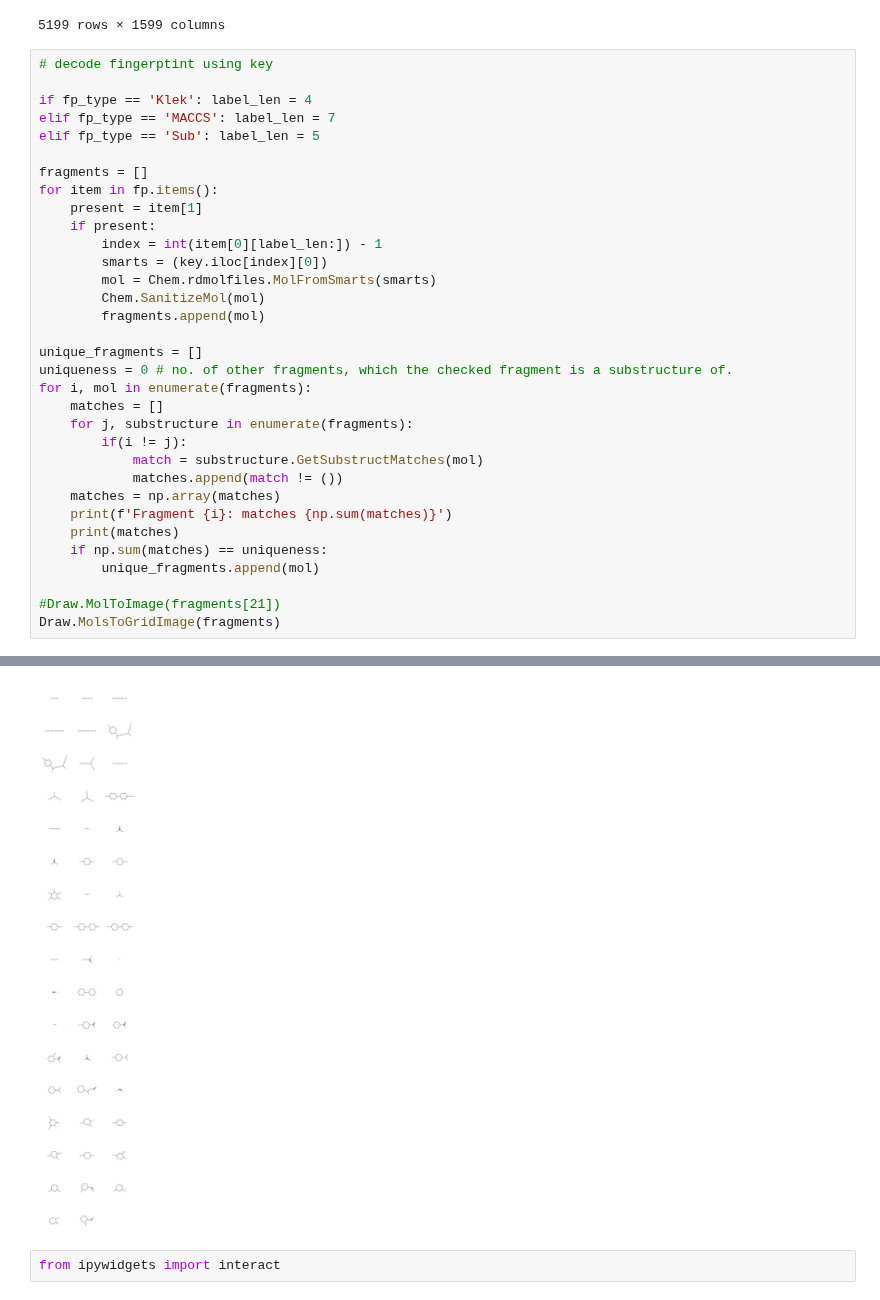
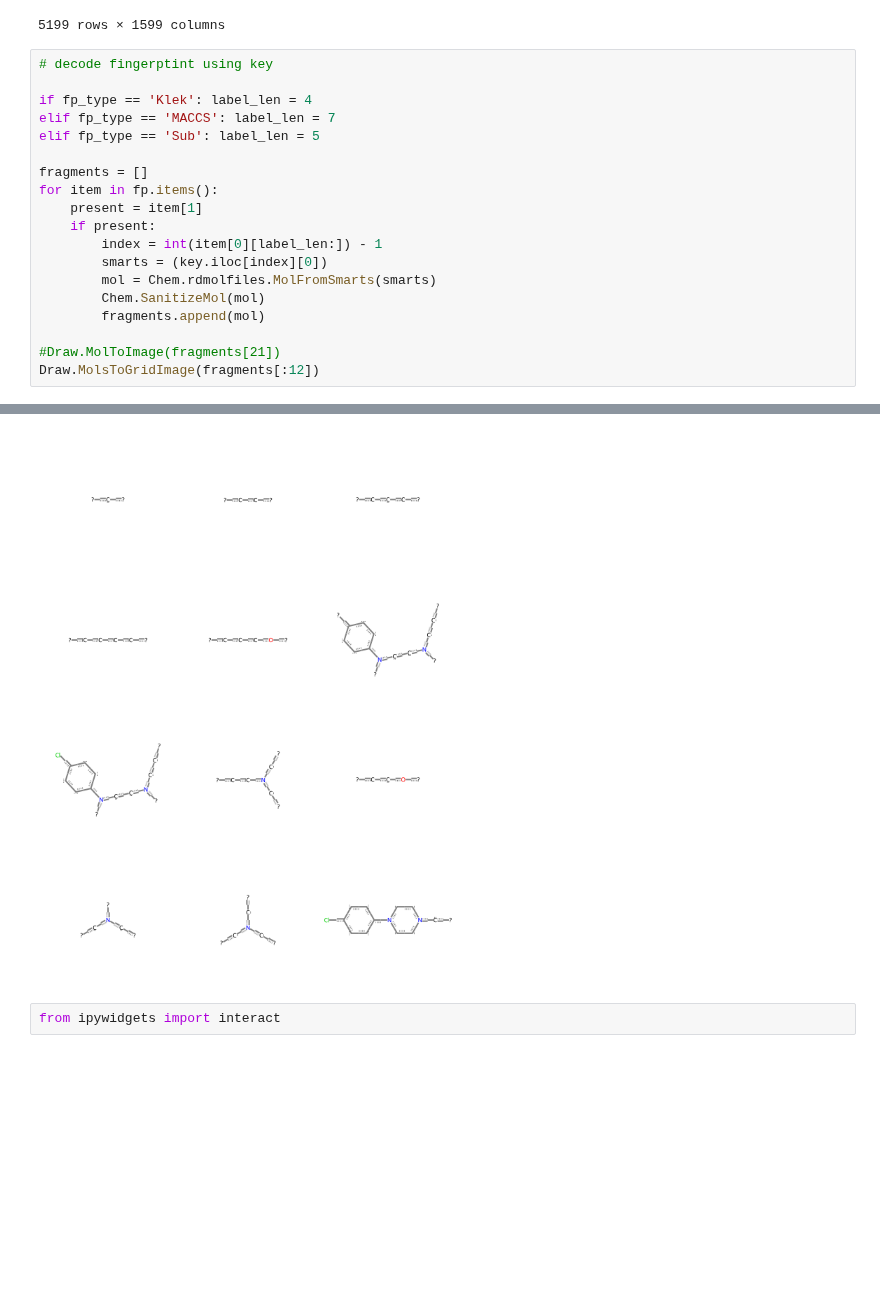
Before and after one commit to asiomchen/mldd23_project1, a Jupyter notebook: fp_decoding.ipynb, the cells around one changed output, grey strips where cells are left out. Cells and saved outputs as stored; diff of their text form; blank space fills up the shorter version.

```diff
--- a/fp_decoding.ipynb
+++ b/fp_decoding.ipynb
@@ -52,20 +52,6 @@ for item in fp.items():
         Chem.SanitizeMol(mol)
         fragments.append(mol)
 
-unique_fragments = []
-uniqueness = 0 # no. of other fragments, which the checked fragment is a substructure of.
-for i, mol in enumerate(fragments):
-    matches = []
-    for j, substructure in enumerate(fragments):
-        if(i != j):
-            match = substructure.GetSubstructMatches(mol)
-            matches.append(match != ())
-    matches = np.array(matches)
-    print(f'Fragment {i}: matches {np.sum(matches)}')
-    print(matches)
-    if np.sum(matches) == uniqueness:
-        unique_fragments.append(mol)
-
 #Draw.MolToImage(fragments[21])
-Draw.MolsToGridImage(fragments)
+Draw.MolsToGridImage(fragments[:12])
 # %% [output]
@@ -89,4 +58,4 @@ Fragment 1: matches 11
-[figure, old version]
+[figure, new version]
 # %%
 from ipywidgets import interact
 # %%
```
Also changed, not shown: parts of 6 cells of this notebook.
